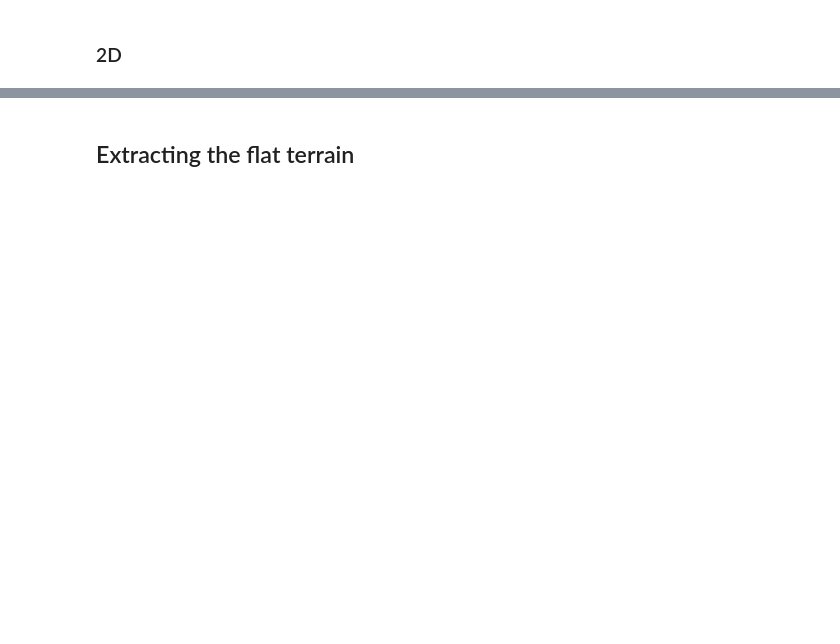
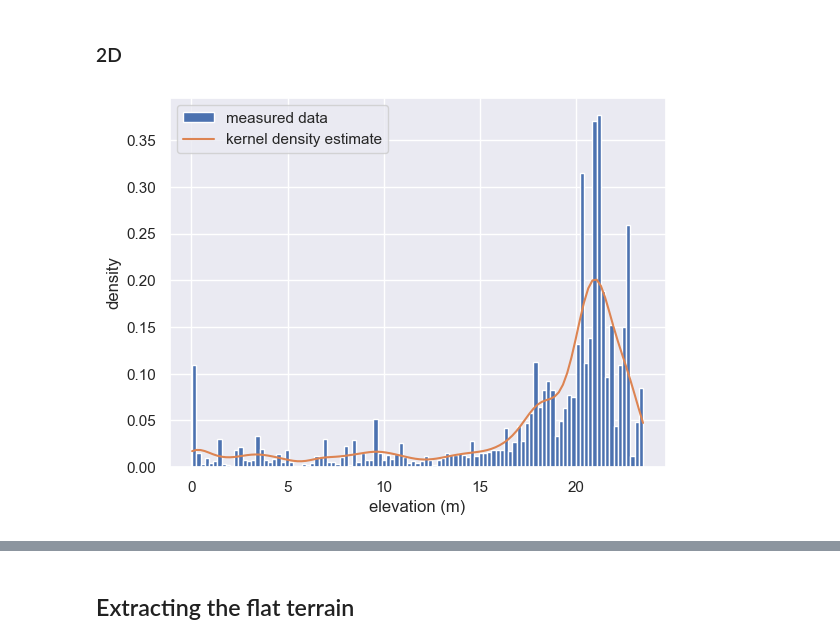
Before and after one commit to akapet00/point-cloud-central, a Jupyter notebook: 00_geometry_feature_extraction.ipynb, the cells around one changed output, grey strips where cells are left out. Saved outputs shown, nothing was run; the diff lists cells and outputs as text; code cells hidden in the pictures; blank space fills up the shorter version.

```diff
--- a/00_geometry_feature_extraction.ipynb
+++ b/00_geometry_feature_extraction.ipynb
@@ -115,6 +151,6 @@ nbhd = X[ind]
 # %%
 # example for a single point
 sel = 0
-eval, evec = pca(nbhd[sel])
-p, l, o, v, nx, ny, nz = extract_features(eval, evec)
+evalues, evectors = pca(nbhd[sel])
+feats = extract_features(evalues, evectors)
 # %%
@@ -144,10 +201,10 @@ def display_selection(cloud, ind):
     unselected.paint_uniform_color([0.8, 0.8, 0.8])
     o3d.visualization.draw_geometries([selected, unselected])
 # %%
-tree_2d = spatial.KDTree(X[:, :2])
-ind_2d = tree_2d.query_ball_point(X[:, :2], 4)
+tree_2d = spatial.KDTree(points[:, :2])
+ind_2d = tree_2d.query_ball_point(points[:, :2], 4)
 # %%
-# example for a single selection
+# Example for a single selection
 sel = 0
-X_sel = X[ind_2d[sel]]
+points_sel = points[ind_2d[sel]]
 # %%
@@ -155,23 +212,28 @@ display_selection(X, ind_2d[sel])
 # %%
-# create a distribution of elevations of the scenary
+# Create a distribution of elevations of the scenary
 elevs = []
-for i in range(X.shape[0]):
-    X_sel = X[ind_2d[i]]
-    elevs.append(X_sel[:, 2].ptp())
+for i in range(points.shape[0]):
+    points_sel = points[ind_2d[i]]
+    elevs.append(np.ptp(points_sel[:, 2]))
 # %%
 kernel = stats.gaussian_kde(elevs)
 # %%
+# Plot elevation distribution
 fig, ax = plt.subplots()
-y, bins, patches = ax.hist(elevs,
-                           bins='fd',
-                           density=True,
-                           cumulative=False,
-                           histtype='bar',
-                           align='mid',
-                           orientation='vertical',
-                           label='measured data')
-ax.plot(bins, kernel(bins), label='kernel density estimate')
-ax.set(xlabel='elevation (m)', ylabel='density')
+y, bins, patches = ax.hist(
+    elevs,
+    bins="fd",
+    density=True,
+    cumulative=False,
+    histtype="bar",
+    align="mid",
+    orientation="vertical",
+    label="measured data",
+)
+ax.plot(bins, kernel(bins), label="kernel density estimate")
+ax.set(xlabel="elevation (m)", ylabel="density")
 ax.legend();
+# %% [output]
+[figure, added]
 # %%
 kernel.integrate_box_1d(min(elevs), max(elevs))
```
Also changed, not shown: parts of 25 cells of this notebook, 6 other files.
